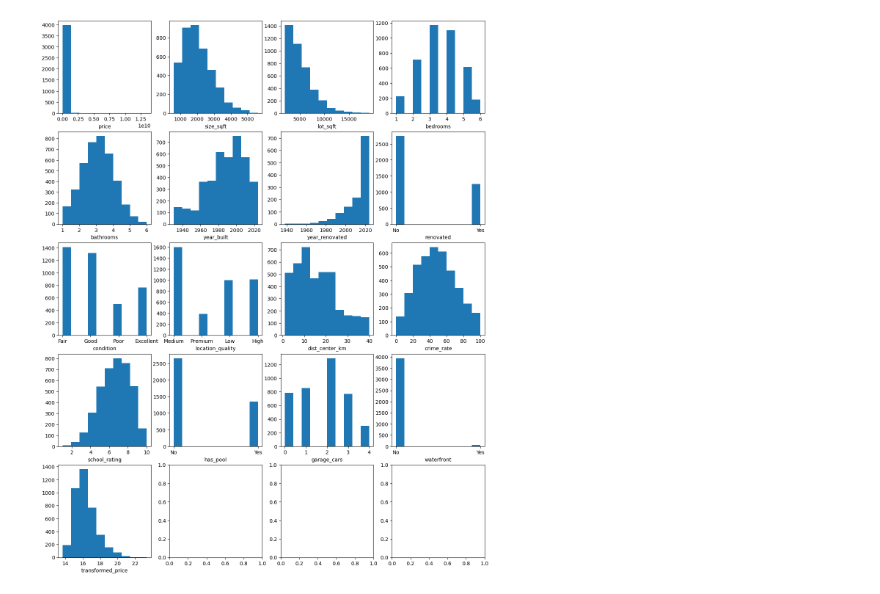
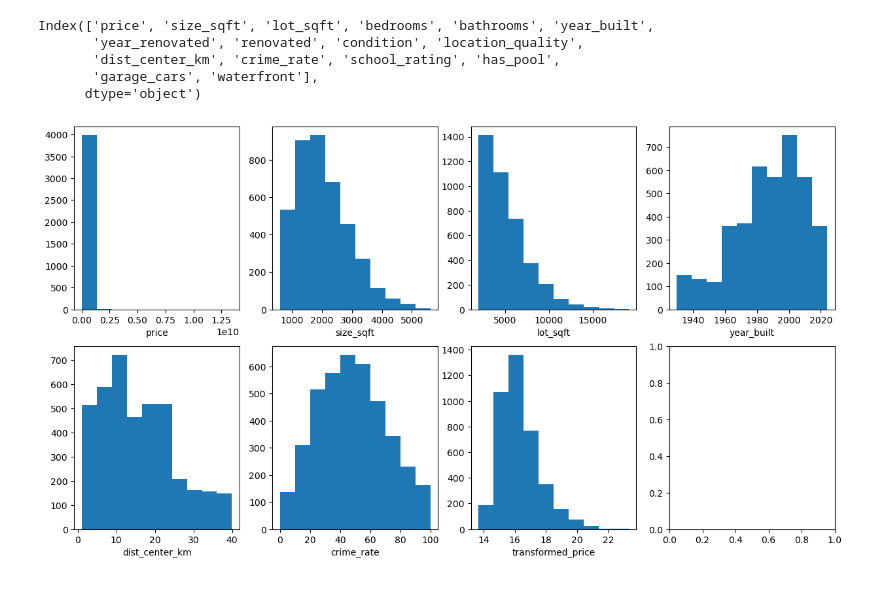
Before and after one commit to TheDataBlog/house-price-prediction, a Jupyter notebook: main.ipynb, the cells around one changed output. Cells and saved outputs as stored; diff of their text form; code cells hidden in the pictures.

```diff
--- a/main.ipynb
+++ b/main.ipynb
@@ -50,15 +58,26 @@ Index(['price', 'size_sqft', 'lot_sqft', 'bedrooms', 'bathrooms', 'year_built',
+# %%
+df.columns
+# %% [output]
+Index(['price', 'size_sqft', 'lot_sqft', 'bedrooms', 'bathrooms', 'year_built',
+       'year_renovated', 'renovated', 'condition', 'location_quality',
+       'dist_center_km', 'crime_rate', 'school_rating', 'has_pool',
+       'garage_cars', 'waterfront'],
+      dtype='object')
 # %%
-numerical = ['price', 'size_sqft', 'lot_sqft', 'year_built',
-       'dist_center_km', 'crime_rate', 'school_rating', 'transformed_price']
+countinous_numerical = ['price', 'size_sqft', 'lot_sqft', 'year_built',
+       'dist_center_km', 'crime_rate', 'transformed_price']
+discrete_numerical = ['bedrooms', 'bathrooms', 'school_rating','garage_cars']
+categorical = ['renovated', 'condition','location_quality', 'has_pool', 'waterfront']
+numerical = countinous_numerical + discrete_numerical
 # %%
 df['transformed_price'] = np.log(df['price'])
 # %%
-fig, axes = plt.subplots(5,4, figsize = (15,19))
+fig, axes = plt.subplots(2,4, figsize = (15,8))
 axes =axes.ravel()
-for i, cols in enumerate(df.columns):
+for i, cols in enumerate(df[countinous_numerical].columns):
     axes[i].hist(x=cols, data=df)
     axes[i].set_xlabel(cols)
 # %% [output]
-[figure, old version]
+[figure, new version]
 # %%
 plt.hist(x=df['price'])
```
Also changed, not shown: parts of 13 cells of this notebook.
